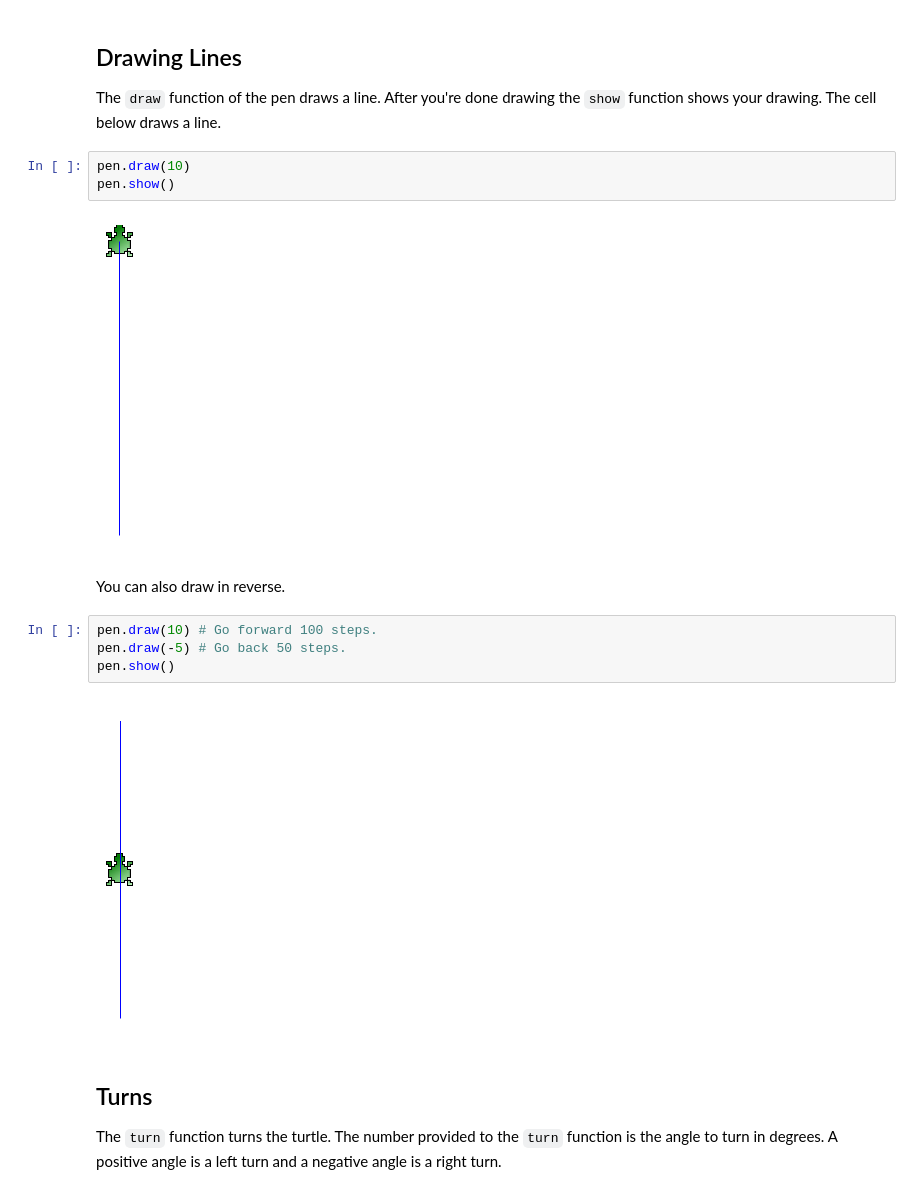
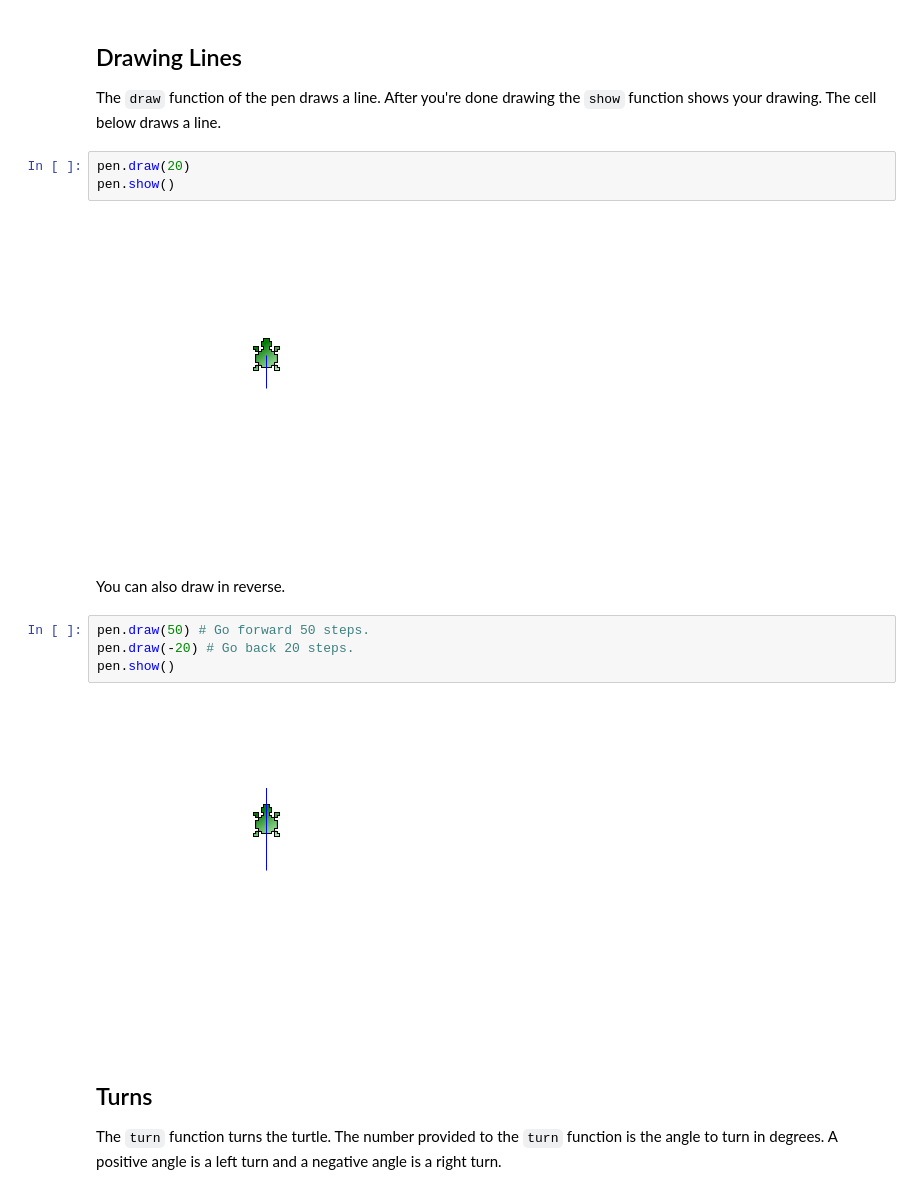
Before and after one commit to mike-matera/python-for-everyone, a Jupyter notebook: Lesson01/using_the_pen.ipynb, the cells around one changed output. Drawn from its saved outputs; the diff is of its cells as text.

```diff
--- a/Lesson01/using_the_pen.ipynb
+++ b/Lesson01/using_the_pen.ipynb
@@ -11,18 +11,18 @@ You only have to run the `import` cell once unless you restart the python kernel
 
 The `draw` function of the pen draws a line. After you're done drawing the `show` function shows your drawing. The cell below draws a line.
 # %%
-pen.draw(10)
+pen.draw(20)
 pen.show()
 # %% [output]
-[figure, old version]
+[figure, new version]
 # %% [markdown]
 You can also draw in reverse.
 # %%
-pen.draw(10) # Go forward 100 steps.
-pen.draw(-5) # Go back 50 steps.
+pen.draw(50) # Go forward 50 steps.
+pen.draw(-20) # Go back 20 steps.
 pen.show()
 # %% [output]
-[figure, old version]
+[figure, new version]
 # %% [markdown]
 ## Turns
 
```
Also changed, not shown: parts of 11 cells of this notebook, 4 other files.
